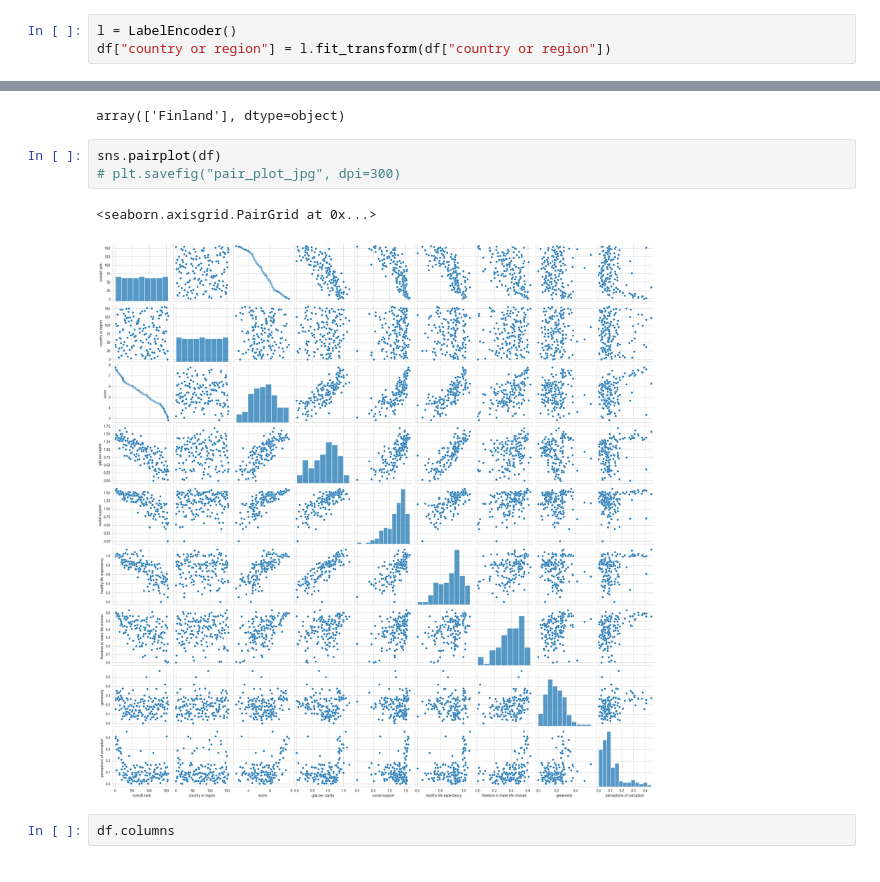
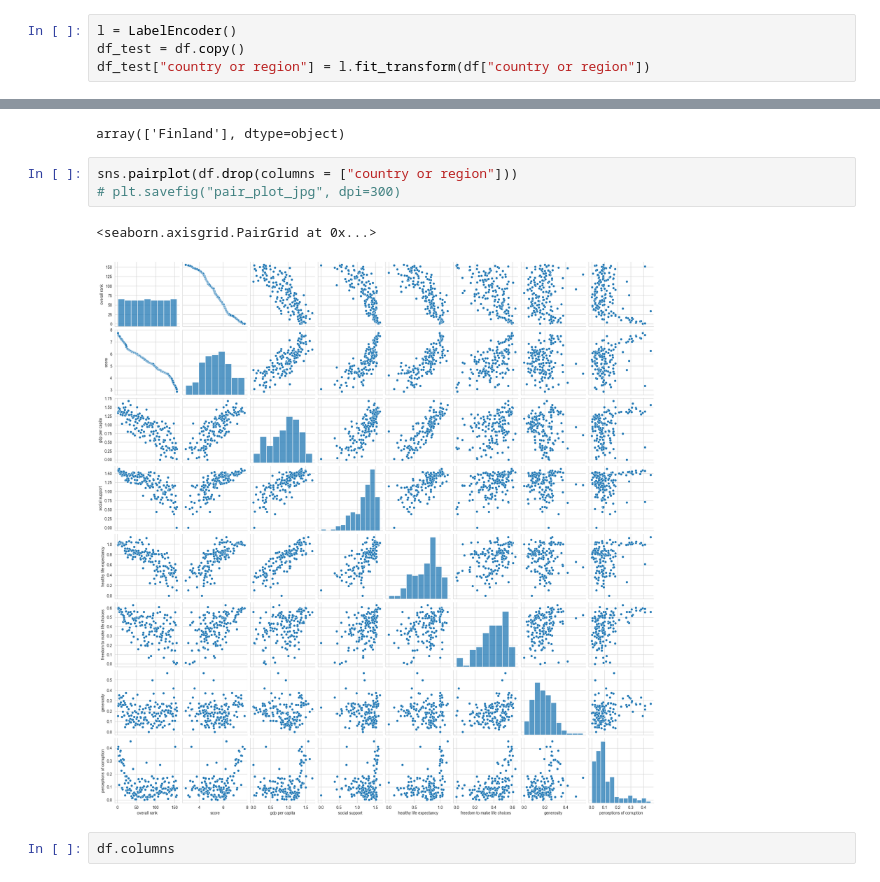
Before and after one commit to Fatemenamdar20/world-happiness-report, a Jupyter notebook: EDA_2019.ipynb, the cells around one changed output, grey strips where cells are left out. Saved outputs shown, nothing was run; the diff lists cells and outputs as text.

```diff
--- a/EDA_2019.ipynb
+++ b/EDA_2019.ipynb
@@ -139,17 +144,18 @@ df[df["country or region"] == "Iran"]
 | 116 | 117 | Iran | 4.548 | 1.1 | 0.842 | 0.785 | ... |
 # %%
 l = LabelEncoder()
-df["country or region"] = l.fit_transform(df["country or region"])
+df_test = df.copy()
+df_test["country or region"] = l.fit_transform(df["country or region"])
 # %%
 l.inverse_transform([43])
 # %% [output]
 array(['Finland'], dtype=object)
 # %%
-sns.pairplot(df)
+sns.pairplot(df.drop(columns = ["country or region"]))
 # plt.savefig("pair_plot_jpg", dpi=300)
 # %% [output]
 <seaborn.axisgrid.PairGrid at 0x...>
-[figure, old version]
+[figure, new version]
 # %%
 df.columns
 # %% [output]
```
Also changed, not shown: parts of 10 cells of this notebook, 2 other files.
